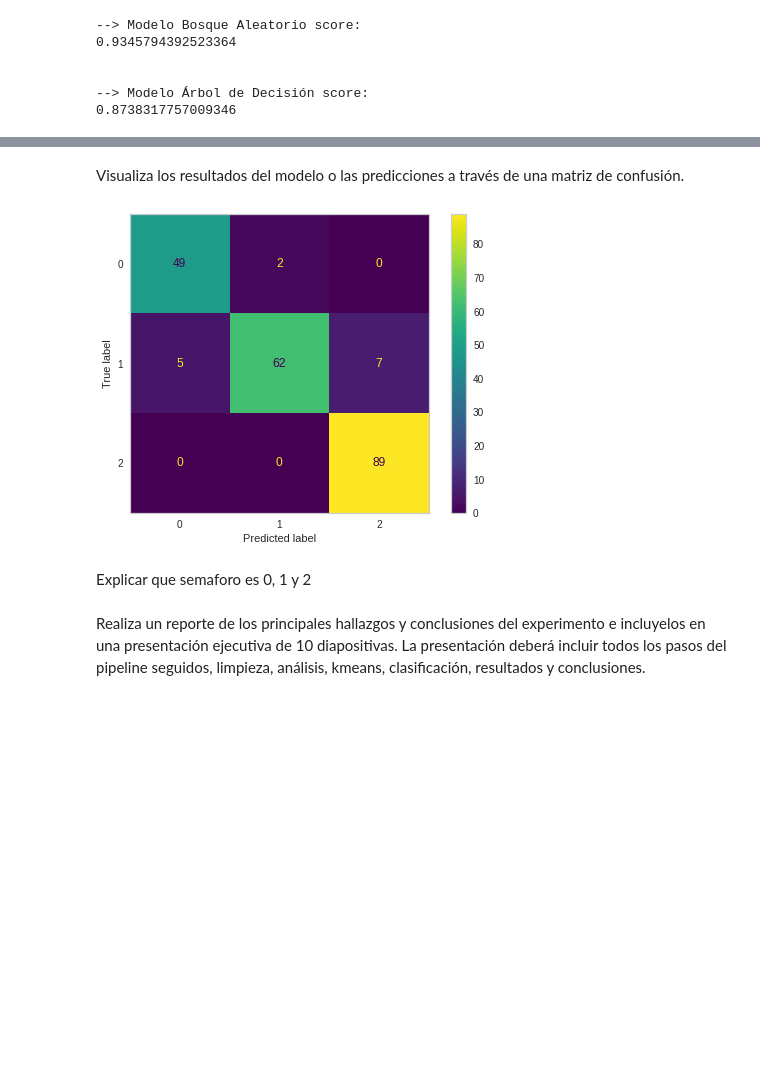
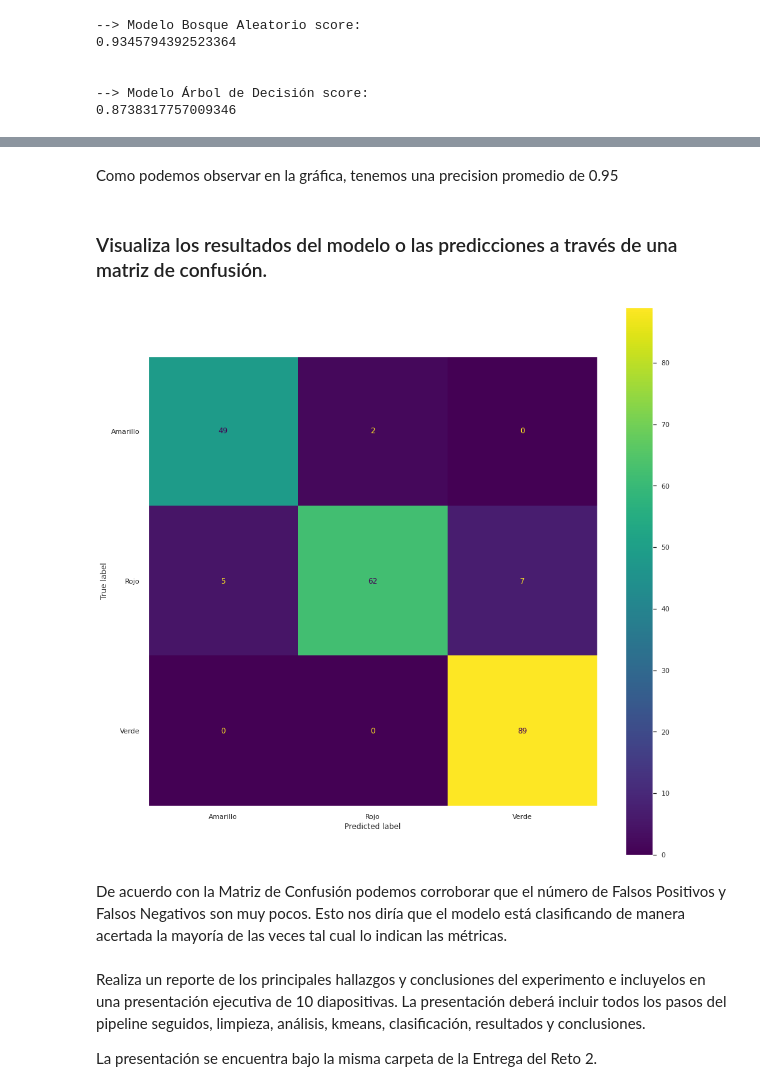
Before and after one commit to PosgradoMNA/actividades-del-projecto-equipo70, a Jupyter notebook: RetoFinal/Entrega2/Reto_Entrega2_ClasificaciónEnsamblesYPresentaciónEjecutiva.ipynb, the cells around one changed output, grey strips where cells are left out. Drawn from its saved outputs; the diff is of its cells as text; code cells hidden in the pictures; blank space fills up the shorter version.

```diff
--- a/RetoFinal/Entrega2/Reto_Entrega2_ClasificaciónEnsamblesYPresentaciónEjecutiva.ipynb
+++ b/RetoFinal/Entrega2/Reto_Entrega2_ClasificaciónEnsamblesYPresentaciónEjecutiva.ipynb
@@ -295,16 +319,20 @@ viz.show()
 <matplotlib.axes._subplots.AxesSubplot at 0x...>
+# %% [markdown]
+Como podemos observar en la gráfica, tenemos una precision promedio de 0.95
 # %% [markdown]
-Visualiza los resultados del modelo o las predicciones a través de una matriz de confusión.
+### Visualiza los resultados del modelo o las predicciones a través de una matriz de confusión.
 # %%
 cm = confusion_matrix(y_test, y_pred, labels=pipes[0][1].classes_)
 disp = ConfusionMatrixDisplay(confusion_matrix=cm,
-                               display_labels=pipes[0][1].classes_)
+                               display_labels=le.classes_)
 disp.plot()
 plt.grid(False)
 plt.show()
 # %% [output]
-[figure, old version]
+[figure, new version]
-# %% [markdown]
-Explicar que semaforo es 0, 1 y 2
+# %% [markdown]
+De acuerdo con la Matriz de Confusión podemos corroborar que el número de Falsos Positivos y Falsos Negativos son muy pocos. Esto nos diría que el modelo está clasificando de manera acertada la mayoría de las veces tal cual lo indican las métricas.
 # %% [markdown]
 Realiza un reporte de los principales hallazgos y conclusiones del experimento e incluyelos en una presentación ejecutiva de 10 diapositivas. La presentación deberá incluir todos los pasos del pipeline seguidos, limpieza, análisis, kmeans, clasificación, resultados y conclusiones.
+
+La presentación se encuentra bajo la misma carpeta de la Entrega del Reto 2.
```
Also changed, not shown: parts of 18 cells of this notebook.
